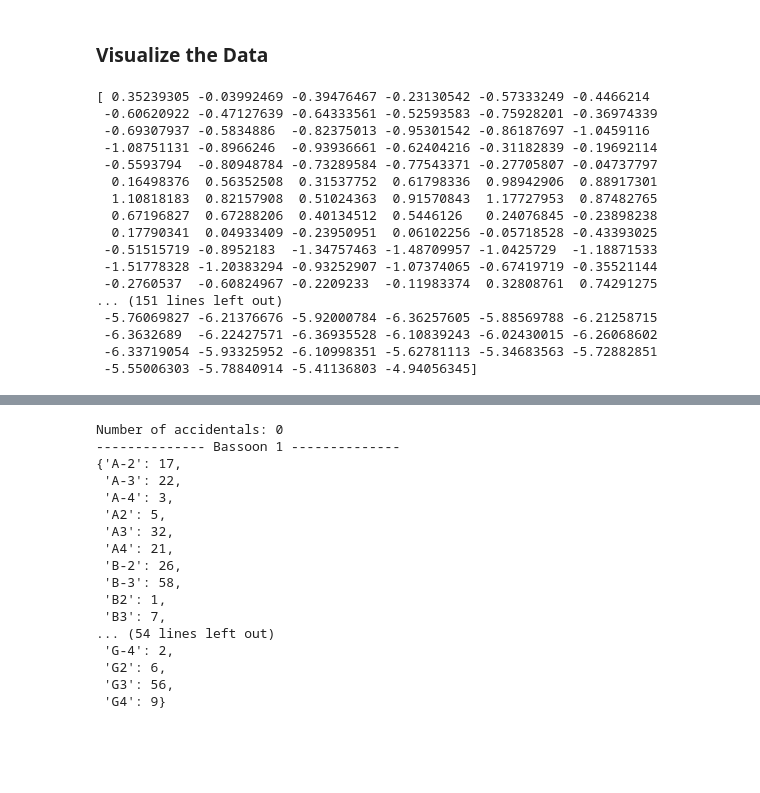
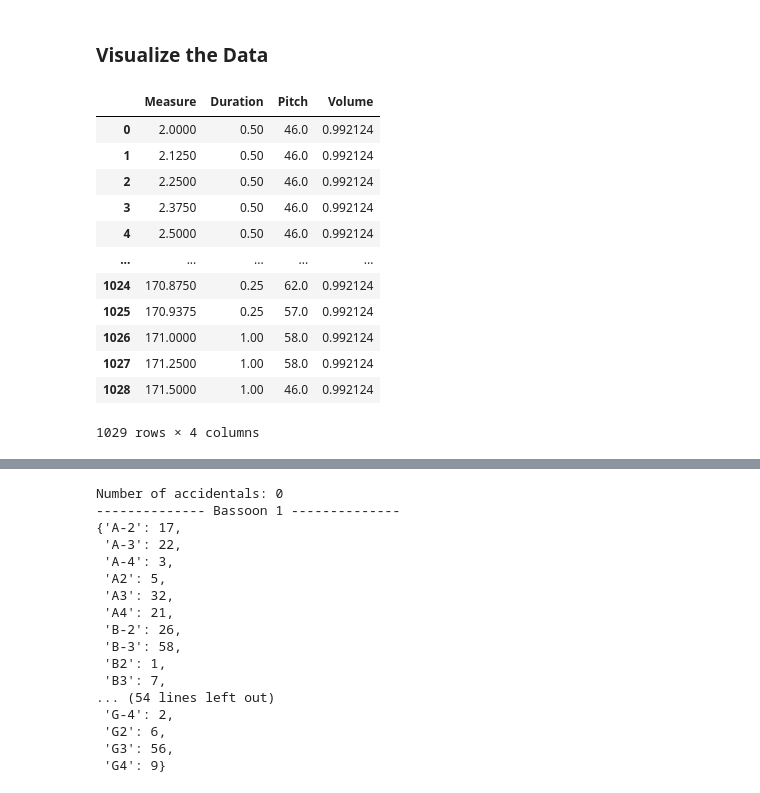
Before and after one commit to taylorakin17/music-visualizer, a Jupyter notebook: src/mxlExploration.ipynb, the cells around one changed output, grey strips where cells are left out. Cells and saved outputs as stored; diff of their text form; code cells hidden in the pictures; blank space fills up the shorter version.

```diff
--- a/src/mxlExploration.ipynb
+++ b/src/mxlExploration.ipynb
@@ -124,23 +128,21 @@ print(score_list)
-# %%
-data = np.cumsum(np.random.rand(1000)-0.5)
-
-print(data)
-data = data - np.mean(data)
-# %% [output]
-[ 0.35239305 -0.03992469 -0.39476467 -0.23130542 -0.57333249 -0.4466214
- -0.60620922 -0.47127639 -0.64333561 -0.52593583 -0.75928201 -0.36974339
- -0.69307937 -0.5834886  -0.82375013 -0.95301542 -0.86187697 -1.0459116
- -1.08751131 -0.8966246  -0.93936661 -0.62404216 -0.31182839 -0.19692114
- -0.5593794  -0.80948784 -0.73289584 -0.77543371 -0.27705807 -0.04737797
-  0.16498376  0.56352508  0.31537752  0.61798336  0.98942906  0.88917301
-  1.10818183  0.82157908  0.51024363  0.91570843  1.17727953  0.87482765
-  0.67196827  0.67288206  0.40134512  0.5446126   0.24076845 -0.23898238
-  0.17790341  0.04933409 -0.23950951  0.06102256 -0.05718528 -0.43393025
- -0.51515719 -0.8952183  -1.34757463 -1.48709957 -1.0425729  -1.18871533
- -1.51778328 -1.20383294 -0.93252907 -1.07374065 -0.67419719 -0.35521144
- -0.2760537  -0.60824967 -0.2209233  -0.11983374  0.32808761  0.74291275
-... (151 lines left out)
- -5.76069827 -6.21376676 -5.92000784 -6.36257605 -5.88569788 -6.21258715
- -6.3632689  -6.22427571 -6.36935528 -6.10839243 -6.02430015 -6.26068602
- -6.33719054 -5.93325952 -6.10998351 -5.62781113 -5.34683563 -5.72882851
- -5.55006303 -5.78840914 -5.41136803 -4.94056345]
+# %%
+# data = np.cumsum(np.random.rand(1000)-0.5)
+labels = ["Note " + str(i+1) for i in range(len(score_list))]
+columns = ["Measure", "Duration", "Pitch", "Volume"]
+df_data = np.array(score_list)
+df1 = pd.DataFrame(df_data, columns=columns)
+df1
+# %% [output]
+|  | Measure | Duration | Pitch | Volume |
+| 0 | 2.0000 | 0.50 | 46.0 | 0.992124 |
+| 1 | 2.1250 | 0.50 | 46.0 | 0.992124 |
+| 2 | 2.2500 | 0.50 | 46.0 | 0.992124 |
+| 3 | 2.3750 | 0.50 | 46.0 | 0.992124 |
+| 4 | 2.5000 | 0.50 | 46.0 | 0.992124 |
+| ... | ... | ... | ... | ... |
+| 1024 | 170.8750 | 0.25 | 62.0 | 0.992124 |
+| 1025 | 170.9375 | 0.25 | 57.0 | 0.992124 |
+| 1026 | 171.0000 | 1.00 | 58.0 | 0.992124 |
+| 1027 | 171.2500 | 1.00 | 58.0 | 0.992124 |
+| 1028 | 171.5000 | 1.00 | 46.0 | 0.992124 |
+1029 rows × 4 columns
```
Also changed, not shown: parts of 7 cells of this notebook.
